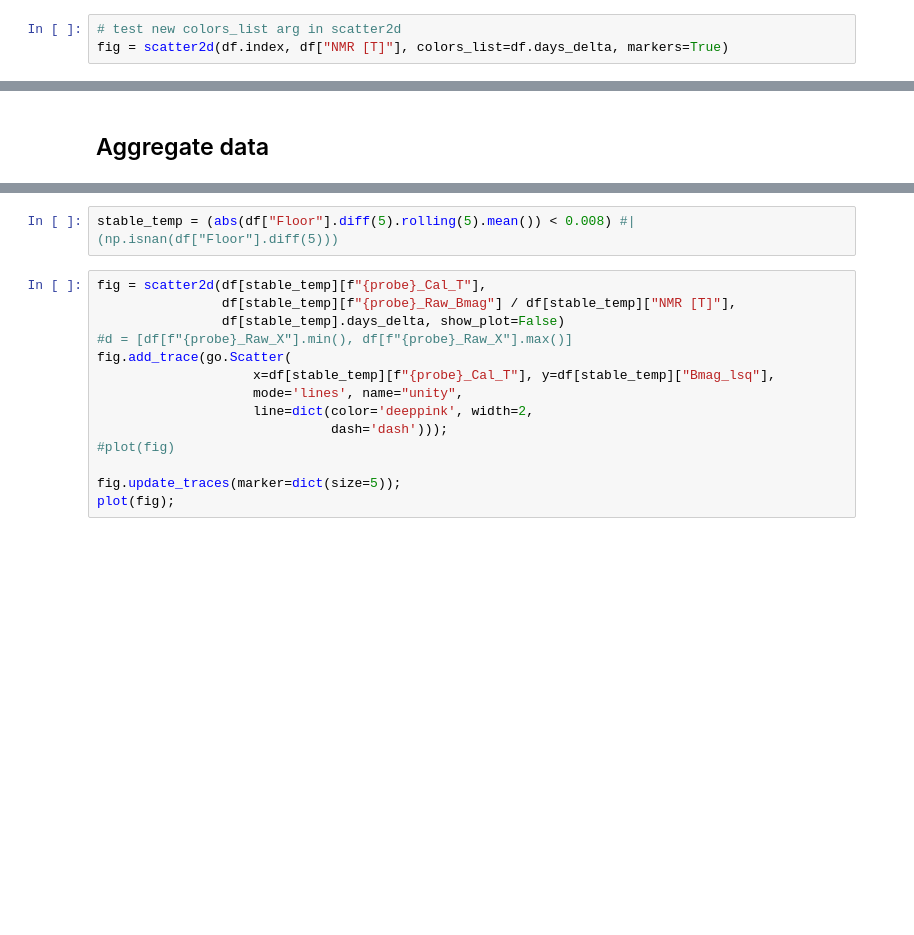
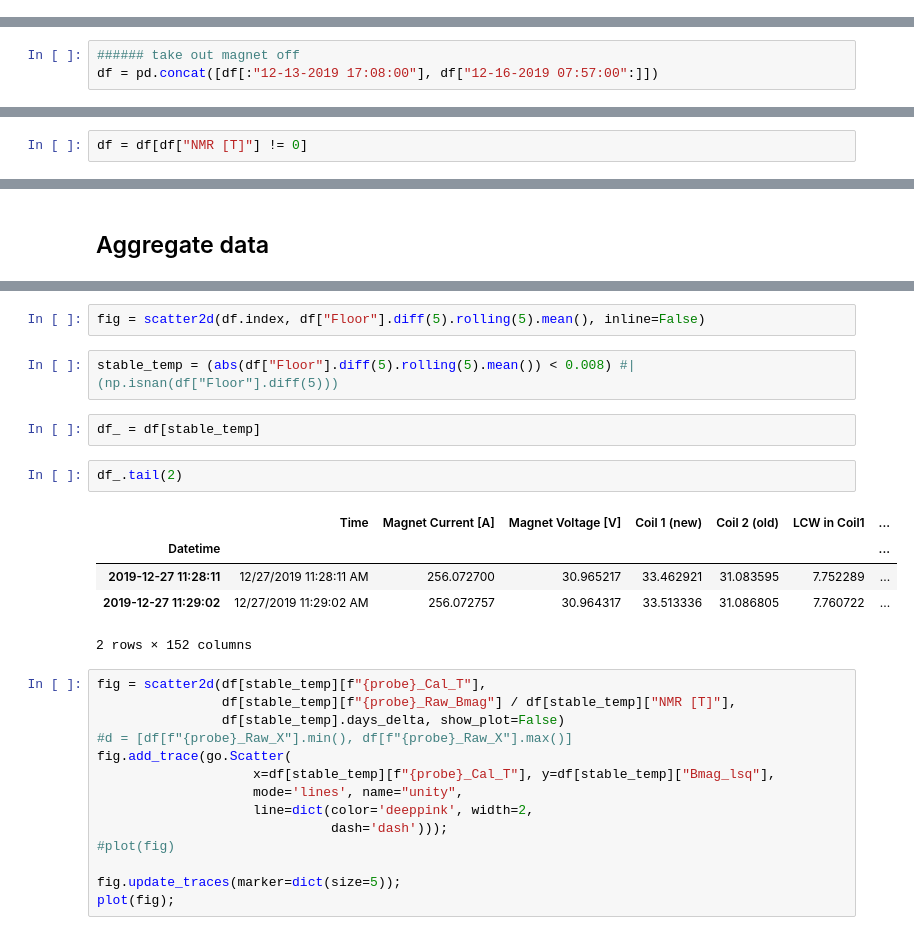
Before and after one commit to ckampa13/hallprobecalib, a Jupyter notebook: scripts/12-04-19_Hall_Probe_Stability_Run06.ipynb, the cells around one changed output, grey strips where cells are left out. Cells and saved outputs as stored; diff of their text form; blank space fills up the shorter version.

```diff
--- a/scripts/12-04-19_Hall_Probe_Stability_Run06.ipynb
+++ b/scripts/12-04-19_Hall_Probe_Stability_Run06.ipynb
@@ -182,3 +172,0 @@ True
-# %%
-# test new colors_list arg in scatter2d
-fig = scatter2d(df.index, df["NMR [T]"], colors_list=df.days_delta, markers=True)
@@ -262,3 +290,6 @@ len(df) * 50 / 60 / 60 / 24
 #fig = scatter2d(df.index, df["NMR [T]"])
 # %%
 #plot(fig)
+# %%
+###### take out magnet off
+df = pd.concat([df[:"12-13-2019 17:08:00"], df["12-16-2019 07:57:00":]])
@@ -406,6 +644,8 @@ fig = scatter2d(3*[df[f"{probe}_Cal_T"]], [df[f"{probe}_Raw_{comp}"] / df["NMR [
 fig = scatter2d(df.index, df[f"{probe}_Raw_Theta"], df.days_delta, inline=False)
 # %%
 fig = scatter2d(df.index, df[f"{probe}_Raw_Phi"], df.days_delta, inline=False)
+# %%
+df = df[df["NMR [T]"] != 0]
 # %%
 def volt(temp, A, B):
     return A * temp + B
@@ -479,5 +789,17 @@ Name: Floor, dtype: float64
+# %%
+fig = scatter2d(df.index, df["Floor"].diff(5).rolling(5).mean(), inline=False)
 # %%
 stable_temp = (abs(df["Floor"].diff(5).rolling(5).mean()) < 0.008) #| (np.isnan(df["Floor"].diff(5)))
+# %%
+df_ = df[stable_temp]
+# %%
+df_.tail(2)
+# %% [output]
+|  | Time | Magnet Current [A] | Magnet Voltage [V] | Coil 1 (new) | Coil 2 (old) | LCW in Coil1 | ... |
+| Datetime |  |  |  |  |  |  | ... |
+| 2019-12-27 11:28:11 | 12/27/2019 11:28:11 AM | 256.072700 | 30.965217 | 33.462921 | 31.083595 | 7.752289 | ... |
+| 2019-12-27 11:29:02 | 12/27/2019 11:29:02 AM | 256.072757 | 30.964317 | 33.513336 | 31.086805 | 7.760722 | ... |
+2 rows × 152 columns
 # %%
 fig = scatter2d(df[stable_temp][f"{probe}_Cal_T"],
                 df[stable_temp][f"{probe}_Raw_Bmag"] / df[stable_temp]["NMR [T]"],
```
Also changed, not shown: parts of 316 cells of this notebook, 3 other files.
